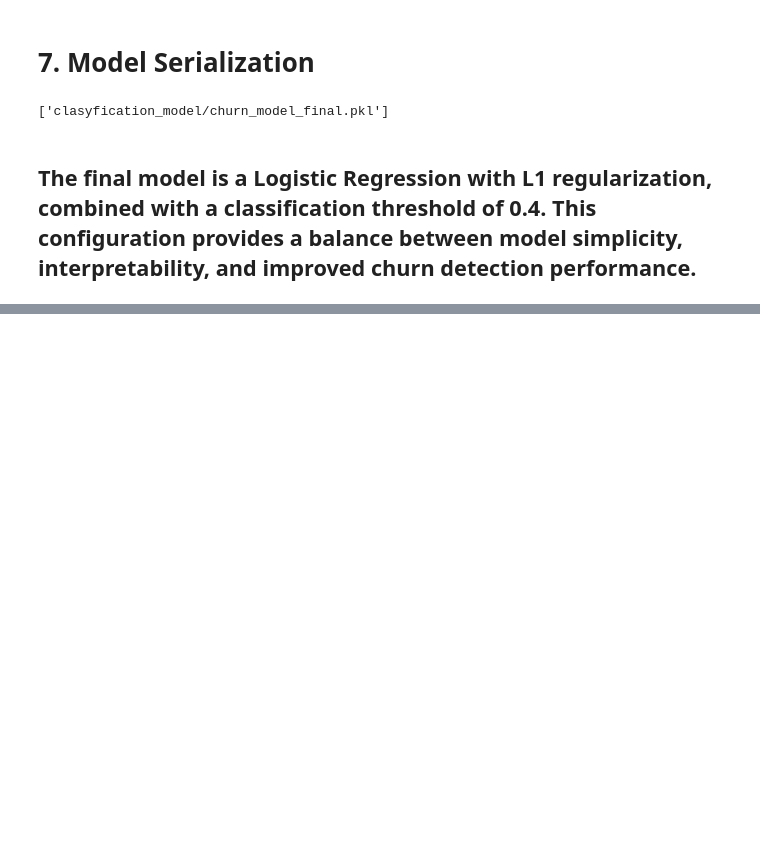
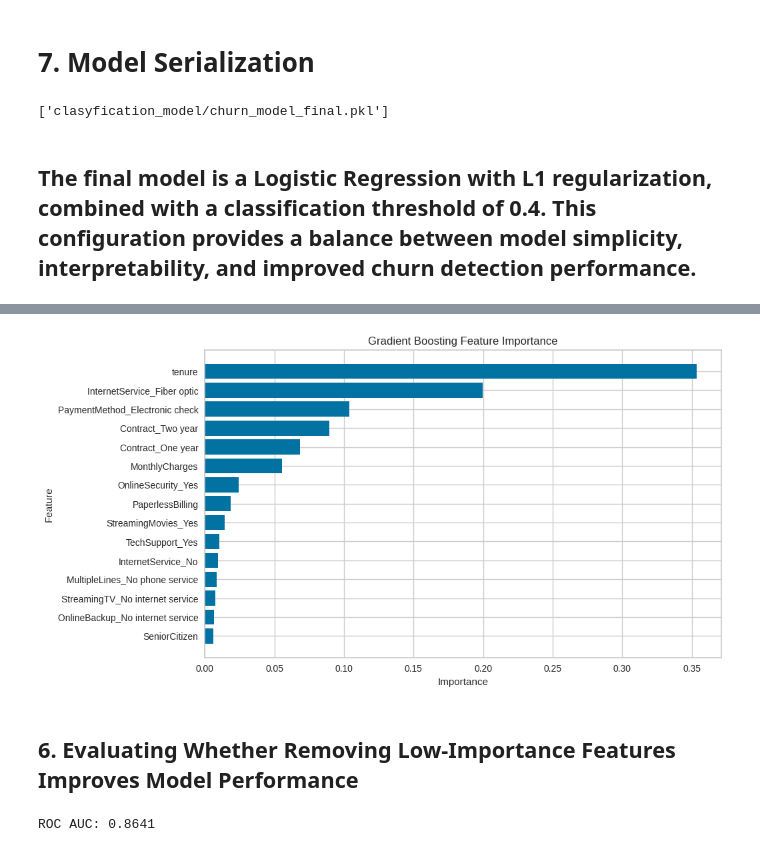
Before and after one commit to KrzysztofZakrzewski/portfolio, a Jupyter notebook: docs/Telco_Customer_clasyfication_ML/Telco_Customer_clasyfication_ML.ipynb, the cells around one changed output, grey strips where cells are left out. Saved outputs shown, nothing was run; the diff lists cells and outputs as text; code cells hidden in the pictures; blank space fills up the shorter version.

```diff
--- a/docs/Telco_Customer_clasyfication_ML/Telco_Customer_clasyfication_ML.ipynb
+++ b/docs/Telco_Customer_clasyfication_ML/Telco_Customer_clasyfication_ML.ipynb
@@ -518,0 +745,12 @@ joblib.dump(final_model_bundle, "clasyfication_model/churn_model_final.pkl")
+# %%
+importance_df = pd.DataFrame({
+    "Feature": X_train.columns,
+    "Importance": gb_model.feature_importances_
+})
+
+importance_df = importance_df.sort_values(
+    by="Importance",
+    ascending=False
+)
+
+importance_df
@@ -518,0 +779,56 @@ joblib.dump(final_model_bundle, "clasyfication_model/churn_model_final.pkl")
+# %%
+import matplotlib.pyplot as plt
+
+# top 15 feature
+top_features = importance_df.head(15)
+
+plt.figure(figsize=(10, 6))
+
+plt.barh(
+    top_features["Feature"],
+    top_features["Importance"]
+)
+
+plt.xlabel("Importance")
+plt.ylabel("Feature")
+plt.title("Gradient Boosting Feature Importance")
+
+plt.gca().invert_yaxis()
+
+plt.show()
+# %% [output]
+[figure, added]
+# %% [markdown]
+## 6. Evaluating Whether Removing Low-Importance Features Improves Model Performance
+# %%
+X_reduced = X.drop(
+    columns=[
+        "gender_Male",
+        "Partner",
+        "Dependents"
+    ]
+)
+
+X_train_red, X_test_red, y_train_red, y_test_red = train_test_split(
+    X_reduced,
+    y,
+    test_size=0.2,
+    random_state=42
+)
+
+gb_model = GradientBoostingClassifier(
+    learning_rate=0.05,
+    n_estimators=100,
+    random_state=42,
+)
+
+gb_model.fit(X_train_red, y_train_red)
+
+y_proba_gb = gb_model.predict_proba(X_test_red)[:, 1]
+
+auc_gb = roc_auc_score(y_test, y_proba_gb)
+
+
+print(f"ROC AUC: {auc_gb:.4f}")
+# %% [output]
+ROC AUC: 0.8641
```
Also changed, not shown: parts of 70 cells of this notebook, 3 other files.
